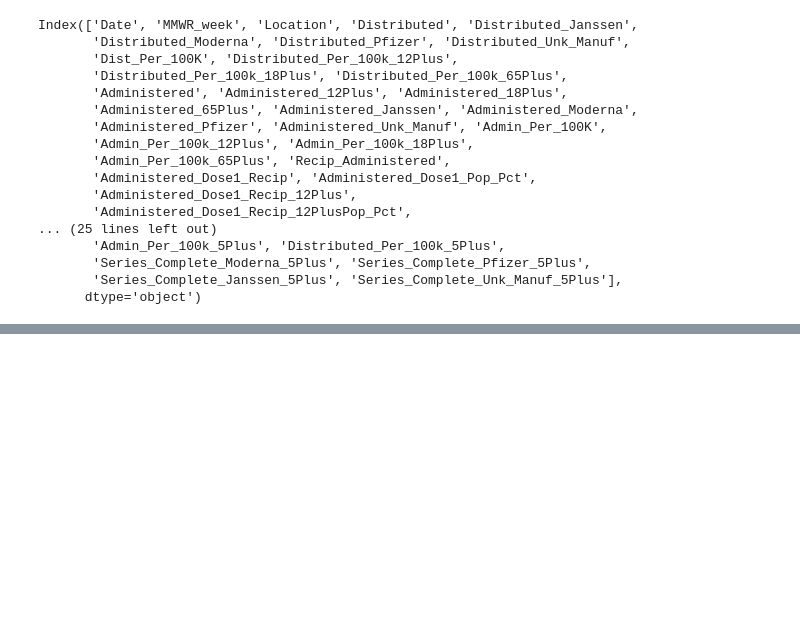
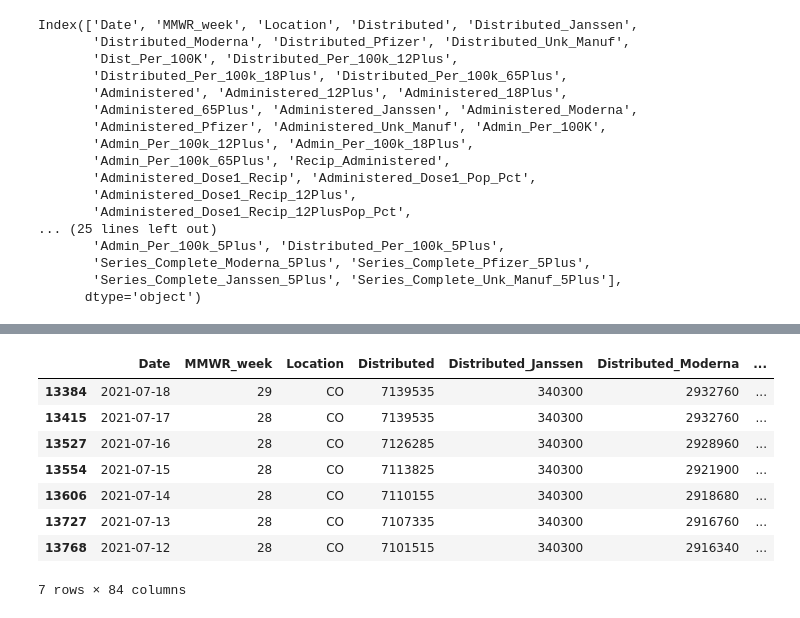
Before and after one commit to vaddhiparthy/COVID-Data-Analysis, a Jupyter notebook: COVID Data Analysis.ipynb, the cells around one changed output, grey strips where cells are left out. Cells and saved outputs as stored; diff of their text form; code cells hidden in the pictures; blank space fills up the shorter version.

```diff
--- a/COVID Data Analysis.ipynb
+++ b/COVID Data Analysis.ipynb
@@ -48,0 +81,2 @@ Index(['Date', 'MMWR_week', 'Location', 'Distributed', 'Distributed_Janssen',
+# %%
+df_vaccine["Date"] =  pd.to_datetime(df_vaccine["Date"], format='%m/%d/%Y')
@@ -48,0 +125,12 @@ Index(['Date', 'MMWR_week', 'Location', 'Distributed', 'Distributed_Janssen',
+# %%
+df_vaccine[df_vaccine["uid"]=='CO202128']
+# %% [output]
+|  | Date | MMWR_week | Location | Distributed | Distributed_Janssen | Distributed_Moderna | ... |
+| 13384 | 2021-07-18 | 29 | CO | 7139535 | 340300 | 2932760 | ... |
+| 13415 | 2021-07-17 | 28 | CO | 7139535 | 340300 | 2932760 | ... |
+| 13527 | 2021-07-16 | 28 | CO | 7126285 | 340300 | 2928960 | ... |
+| 13554 | 2021-07-15 | 28 | CO | 7113825 | 340300 | 2921900 | ... |
+| 13606 | 2021-07-14 | 28 | CO | 7110155 | 340300 | 2918680 | ... |
+| 13727 | 2021-07-13 | 28 | CO | 7107335 | 340300 | 2916760 | ... |
+| 13768 | 2021-07-12 | 28 | CO | 7101515 | 340300 | 2916340 | ... |
+7 rows × 84 columns
```
Also changed, not shown: parts of 84 cells of this notebook.
